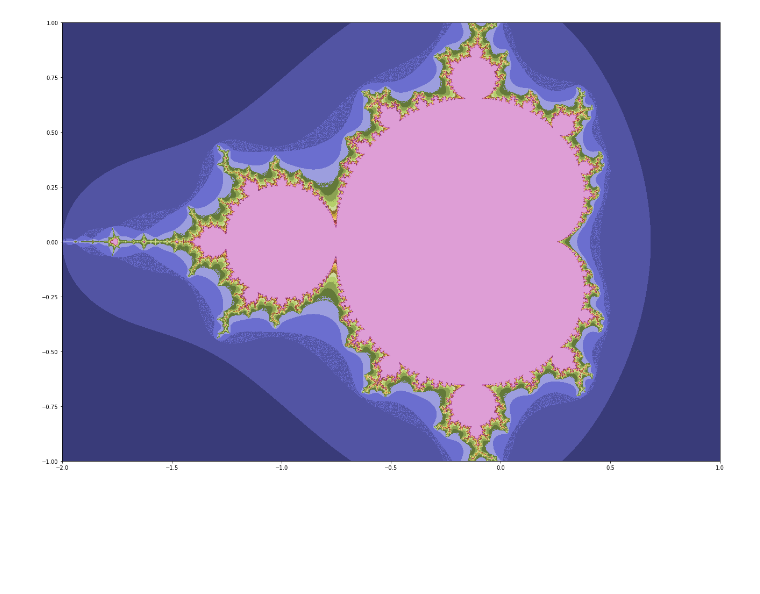
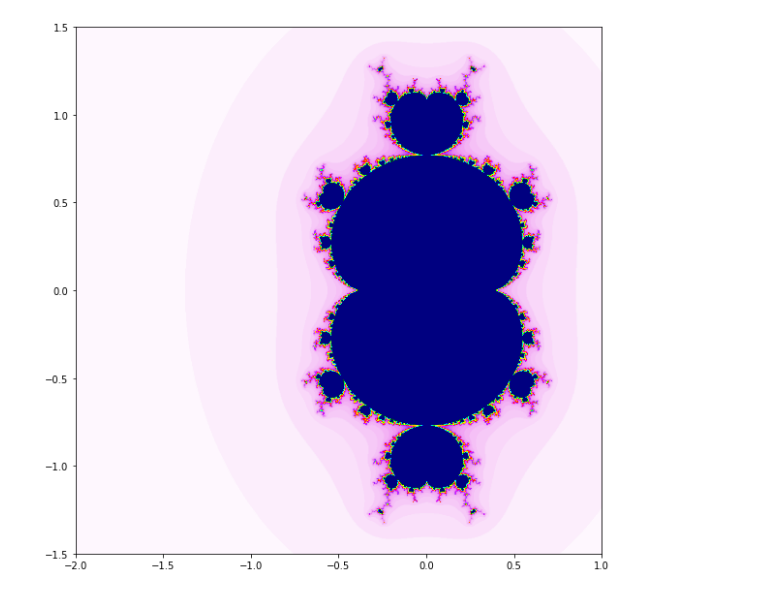
Before and after one commit to RonnyGuevara/Fractal_Images, a Jupyter notebook: TP4/TP4_FI.ipynb, the cells around one changed output. Saved outputs shown, nothing was run; the diff lists cells and outputs as text; code cells hidden in the pictures; blank space fills up the shorter version.

```diff
--- a/TP4/TP4_FI.ipynb
+++ b/TP4/TP4_FI.ipynb
@@ -17,16 +56,42 @@ def mandelbrot(re, im, max_iter):
+# %%
+def mandelbrot3(re, im, max_iter):
+  c = complex(re, im) #
+  z = 0.0 + 0.0j #J permite crear un numero imaginario
+  for i in range(max_iter):
+    z = np.cos(z) + c
+    m = abs(z)
+    if m >=4:
+      return i
+  return max_iter
+# %%
+def mandelbrot4(re, im, max_iter):
+  c = complex(re, im) #
+  z = 0.0 + 0.0j #J permite crear un numero imaginario
+  for i in range(max_iter):
+    z = np.exp(z) + c
+    m = abs(z)
+    if m >=4:
+      return i
+  return max_iter
 # %%
-columnas = 5000
-filas = 5000
+#@title Resultados { run: "auto" }
+Arithmetic_Operation = 'z*z*z+c' #@param ["z*z+c", "z*z*z+c","cos(z)+c", "e(z)+c"]
+columnas = 1000
+filas = 1000
 plano = np.zeros([filas,columnas])
+plt.figure(figsize=(12, 10))
+for indice_fila, re in enumerate(np.linspace(-2,1,num=filas)):
+  for indice_columna, im in enumerate(np.linspace(-1.5,1.5,num=columnas)):
+    if Arithmetic_Operation == 'z*z+c':
+      plano [indice_columna,indice_fila] = mandelbrot1(re,im,100)
+    elif Arithmetic_Operation == 'z*z*z+c':
+      plano [indice_columna,indice_fila] = mandelbrot2(re,im,100)
+    elif Arithmetic_Operation == 'cos(z)+c':
+      plano [indice_columna,indice_fila] = mandelbrot3(re,im,100)
+    elif Arithmetic_Operation == 'e(z)+c':
+      plano [indice_columna,indice_fila] = mandelbrot4(re,im,100)
 
-plt.figure(figsize=(30, 15))
-
-for indice_fila, re in enumerate(np.linspace(-2,1,num=filas)):
-  for indice_columna, im in enumerate(np.linspace(-1,1,num=columnas)):
-    plano [indice_columna,indice_fila] = mandelbrot(re,im,50)
-
-plt.imshow(plano,cmap='tab20b', extent = [-2,1,-1,1])
-#plt.savefig('fractal.png', dpi=1000)#opcion de guardado para posterior lectura y zoom de la imagen
+plt.imshow(plano,cmap='gist_ncar_r', extent = [-2,1,-1.5,1.5])
 plt.show()
 # %% [output]
-[figure, old version]
+[figure, new version]
```
Also changed, not shown: parts of 12 cells of this notebook.
